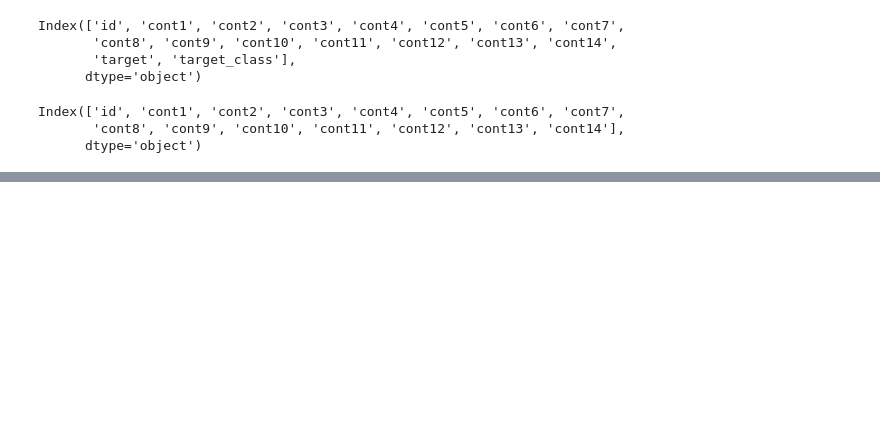
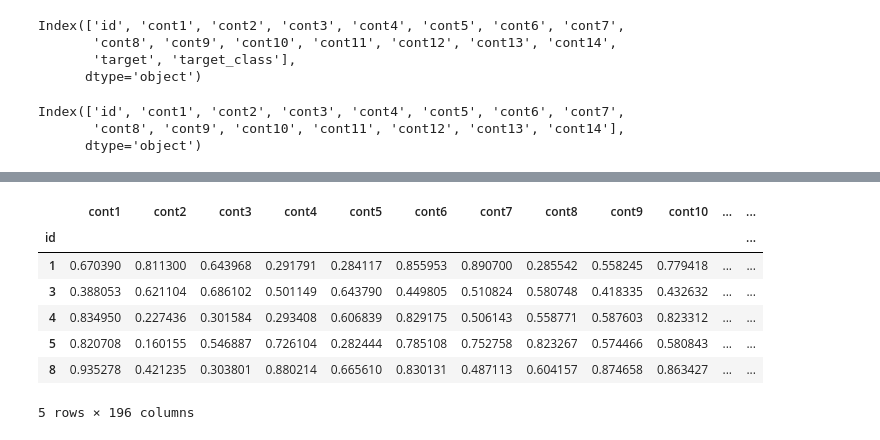
Before and after one commit to akiabe/kaggle_tabular-playground-Jan2021, a Jupyter notebook: notebooks/EDA_and_Modeling.ipynb, the cells around one changed output, grey strips where cells are left out. Cells and saved outputs as stored; diff of their text form; code cells hidden in the pictures; blank space fills up the shorter version.

```diff
--- a/notebooks/EDA_and_Modeling.ipynb
+++ b/notebooks/EDA_and_Modeling.ipynb
@@ -667,0 +699,30 @@ if __name__ == "__main__":
+# %%
+import featuretools as ft
+
+ent_set = ft.EntitySet(id="data")
+cols = [
+    'id',
+    'cont1',
+    'cont2',
+    'cont3',
+    'cont4',
+    'cont5',
+    'cont6',
+    'cont7',
+    'cont8',
+    'cont9',
+    'cont10',
+    'cont11',
+    'cont12',
+    'cont13',
+    'cont14',
+]
+
+ent_set = ent_set.entity_from_dataframe(
+    entity_id="data",
+    dataframe=pd.concat([train, test], axis=0)[cols],
+    index="id",
+    time_index=None,
+)
+
+ent_set["data"]
@@ -667,0 +758,16 @@ if __name__ == "__main__":
+# %%
+new_features, new_feature_names = ft.dfs(
+    entityset=ent_set,
+    target_entity="data",
+    trans_primitives=["divide_numeric"],
+)
+new_features.head()
+# %% [output]
+|  | cont1 | cont2 | cont3 | cont4 | cont5 | cont6 | cont7 | cont8 | cont9 | cont10 | ... | ... |
+| id |  |  |  |  |  |  |  |  |  |  |  | ... |
+| 1 | 0.670390 | 0.811300 | 0.643968 | 0.291791 | 0.284117 | 0.855953 | 0.890700 | 0.285542 | 0.558245 | 0.779418 | ... | ... |
+| 3 | 0.388053 | 0.621104 | 0.686102 | 0.501149 | 0.643790 | 0.449805 | 0.510824 | 0.580748 | 0.418335 | 0.432632 | ... | ... |
+| 4 | 0.834950 | 0.227436 | 0.301584 | 0.293408 | 0.606839 | 0.829175 | 0.506143 | 0.558771 | 0.587603 | 0.823312 | ... | ... |
+| 5 | 0.820708 | 0.160155 | 0.546887 | 0.726104 | 0.282444 | 0.785108 | 0.752758 | 0.823267 | 0.574466 | 0.580843 | ... | ... |
+| 8 | 0.935278 | 0.421235 | 0.303801 | 0.880214 | 0.665610 | 0.830131 | 0.487113 | 0.604157 | 0.874658 | 0.863427 | ... | ... |
+5 rows × 196 columns
```
Also changed, not shown: parts of 15 cells of this notebook.
